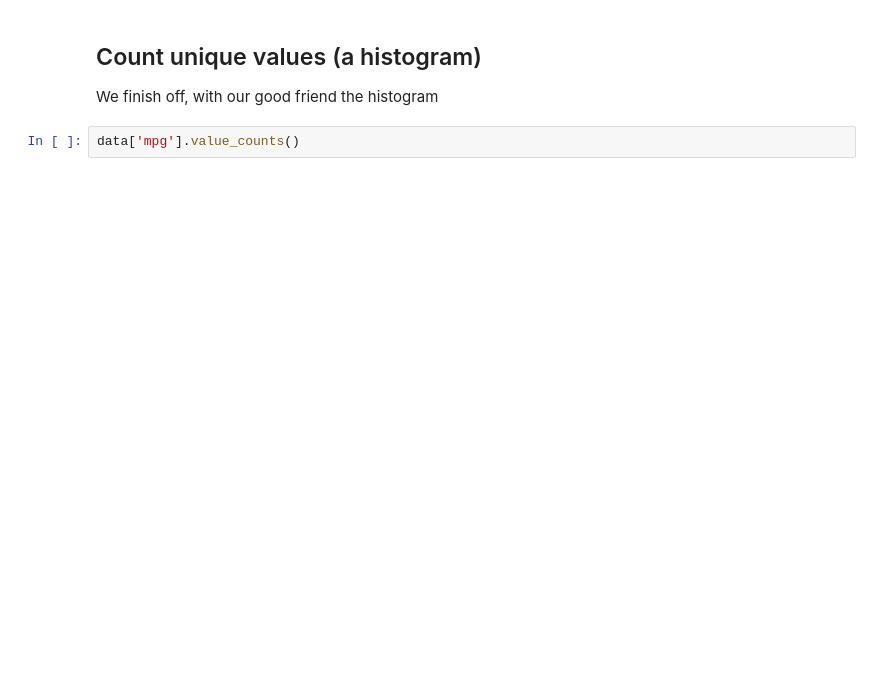
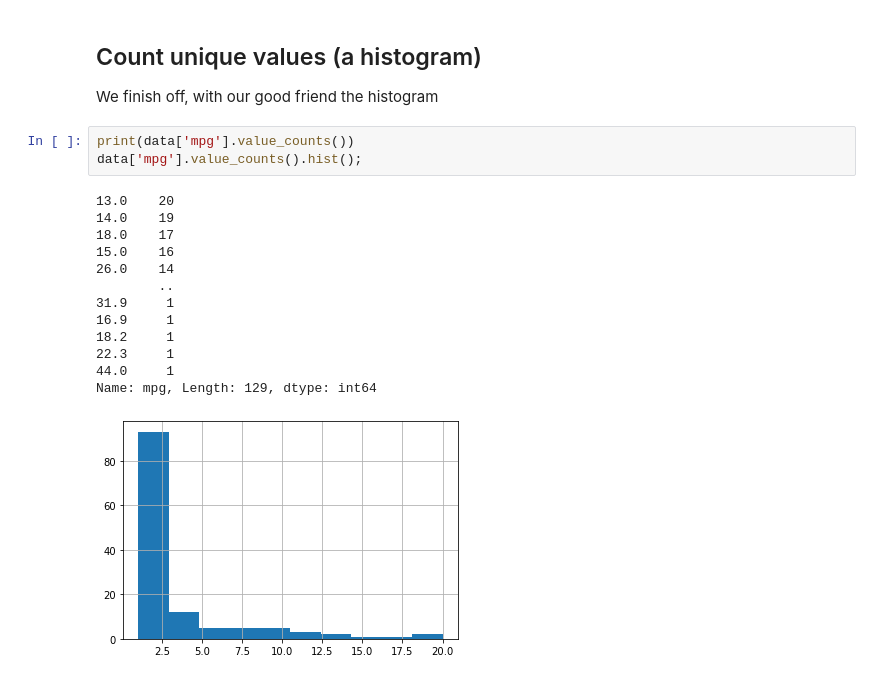
Before and after one commit to ENSF611/lab0-data-and-visualization-review-HaruUchiha789, a Jupyter notebook: lab0-pandas-auto_mpg.ipynb, the cells around one changed output. Saved outputs shown, nothing was run; the diff lists cells and outputs as text; blank space fills up the shorter version.

```diff
--- a/lab0-pandas-auto_mpg.ipynb
+++ b/lab0-pandas-auto_mpg.ipynb
@@ -189,5 +424,20 @@ data.fillna(data.min()).describe()
 ## Count unique values (a histogram)
 
 We finish off, with our good friend the histogram
-# %%
-data['mpg'].value_counts()
+# %%
+print(data['mpg'].value_counts())
+data['mpg'].value_counts().hist();
+# %% [output]
+13.0    20
+14.0    19
+18.0    17
+15.0    16
+26.0    14
+        ..
+31.9     1
+16.9     1
+18.2     1
+22.3     1
+44.0     1
+Name: mpg, Length: 129, dtype: int64
+[figure, added]
```
Also changed, not shown: parts of 30 cells of this notebook.
